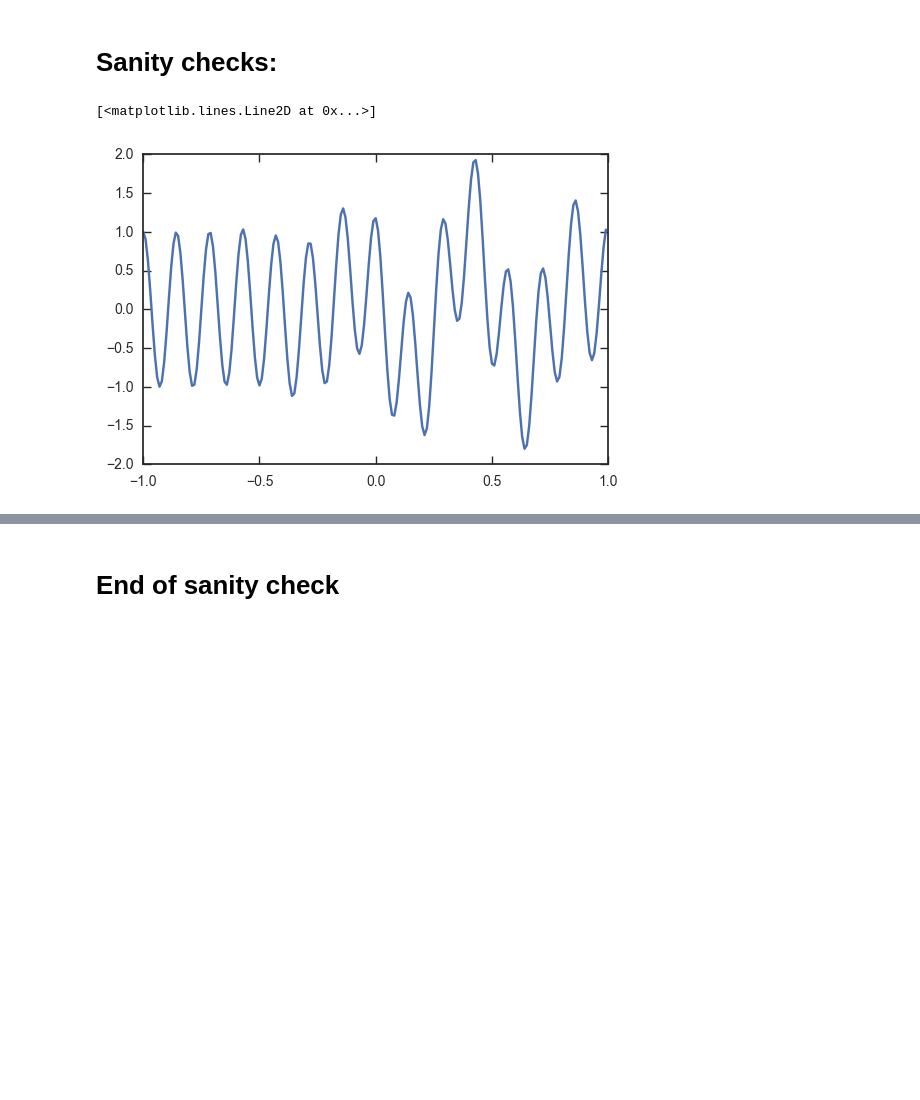
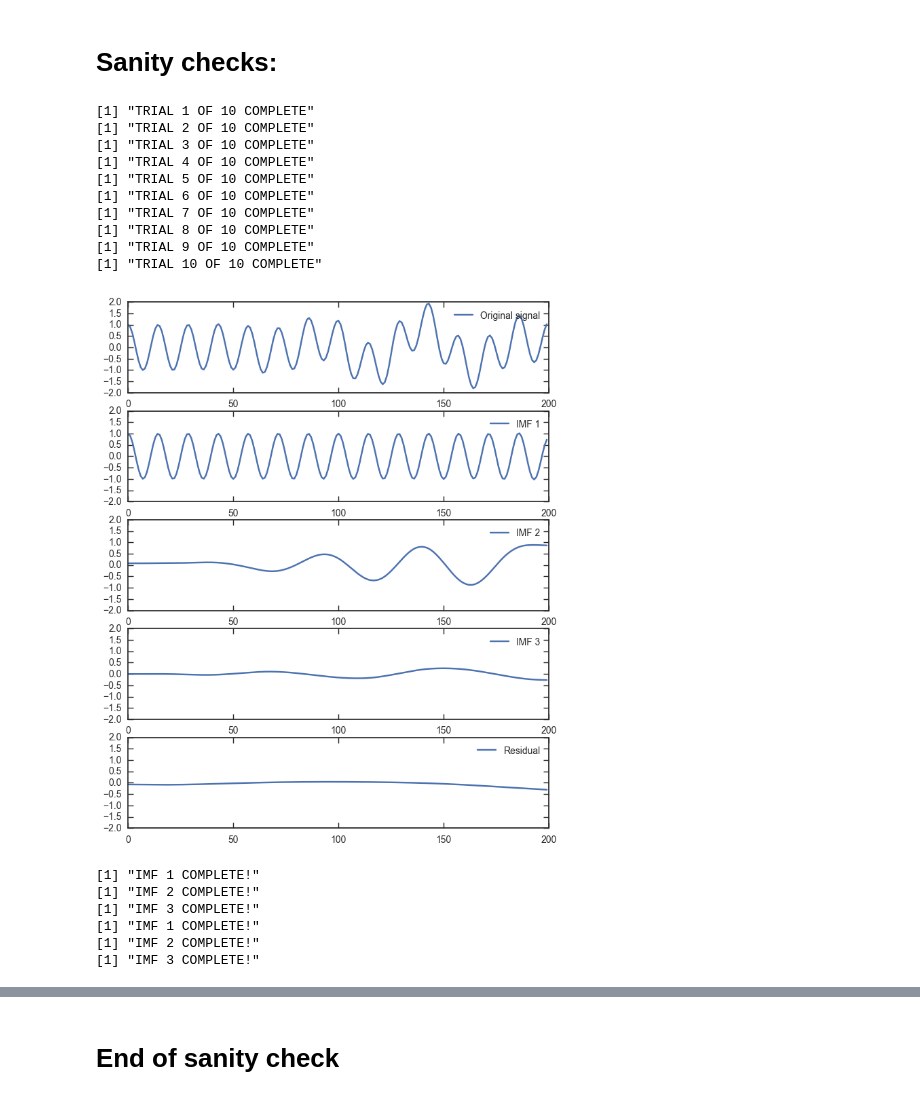
Before and after one commit to qi-feng/TimeSeries, a Jupyter notebook: pedvar/pedvar_hht.ipynb, the cells around one changed output, grey strips where cells are left out. Drawn from its saved outputs; the diff is of its cells as text; code cells hidden in the pictures; blank space fills up the shorter version.

```diff
--- a/pedvar/pedvar_hht.ipynb
+++ b/pedvar/pedvar_hht.ipynb
@@ -141,9 +268,27 @@ def plot_imfs(eemd_res, plot=True):
 # %%
 t = np.linspace(-1, 1, 200, endpoint=False)
 dt = t[1] - t[0]
 sig  = np.cos(2 * np.pi * 7 * t) + signal.gausspulse(t - 0.4, fc=2)
 
-plt.plot(t, sig)
+#plt.plot(t, sig)
+
+dict_eemd_, dict_hspec_, dict_hgram_ = do_hht_arr(sig, trial_dir="test4/", N_trials=10, N_imf=10, N_imf_plot=8,
+          noise_amp=1e-3, plot=True, fix_scale=[-2,2], residual_scale=[-2,2])
 # %% [output]
-[<matplotlib.lines.Line2D at 0x...>]
+[1] "TRIAL 1 OF 10 COMPLETE"
+[1] "TRIAL 2 OF 10 COMPLETE"
+[1] "TRIAL 3 OF 10 COMPLETE"
+[1] "TRIAL 4 OF 10 COMPLETE"
+[1] "TRIAL 5 OF 10 COMPLETE"
+[1] "TRIAL 6 OF 10 COMPLETE"
+[1] "TRIAL 7 OF 10 COMPLETE"
+[1] "TRIAL 8 OF 10 COMPLETE"
+[1] "TRIAL 9 OF 10 COMPLETE"
+[1] "TRIAL 10 OF 10 COMPLETE"
-[figure, old version]
+[figure, new version]
+[1] "IMF 1 COMPLETE!"
+[1] "IMF 2 COMPLETE!"
+[1] "IMF 3 COMPLETE!"
+[1] "IMF 1 COMPLETE!"
+[1] "IMF 2 COMPLETE!"
+[1] "IMF 3 COMPLETE!"
```
Also changed, not shown: parts of 14 cells of this notebook.
